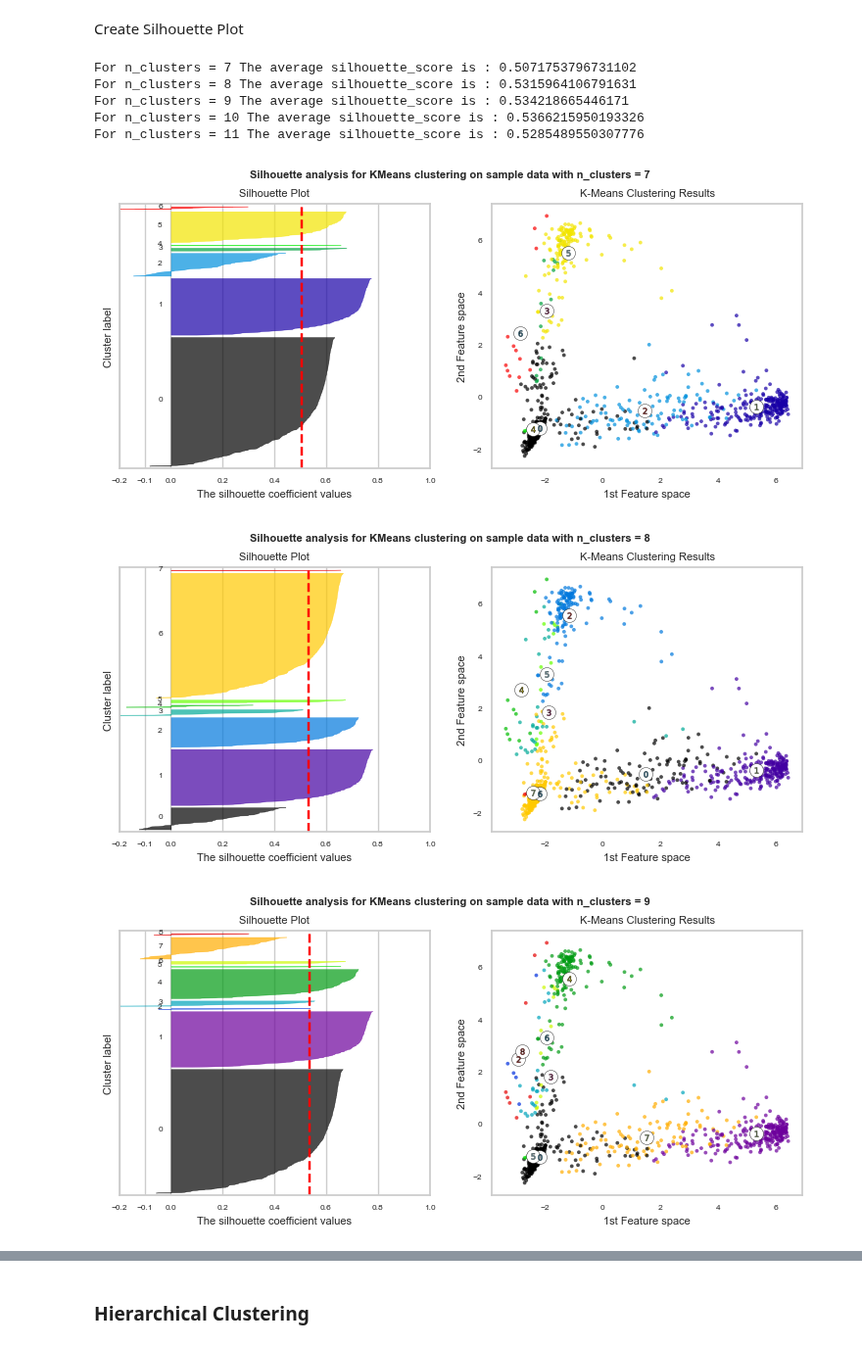
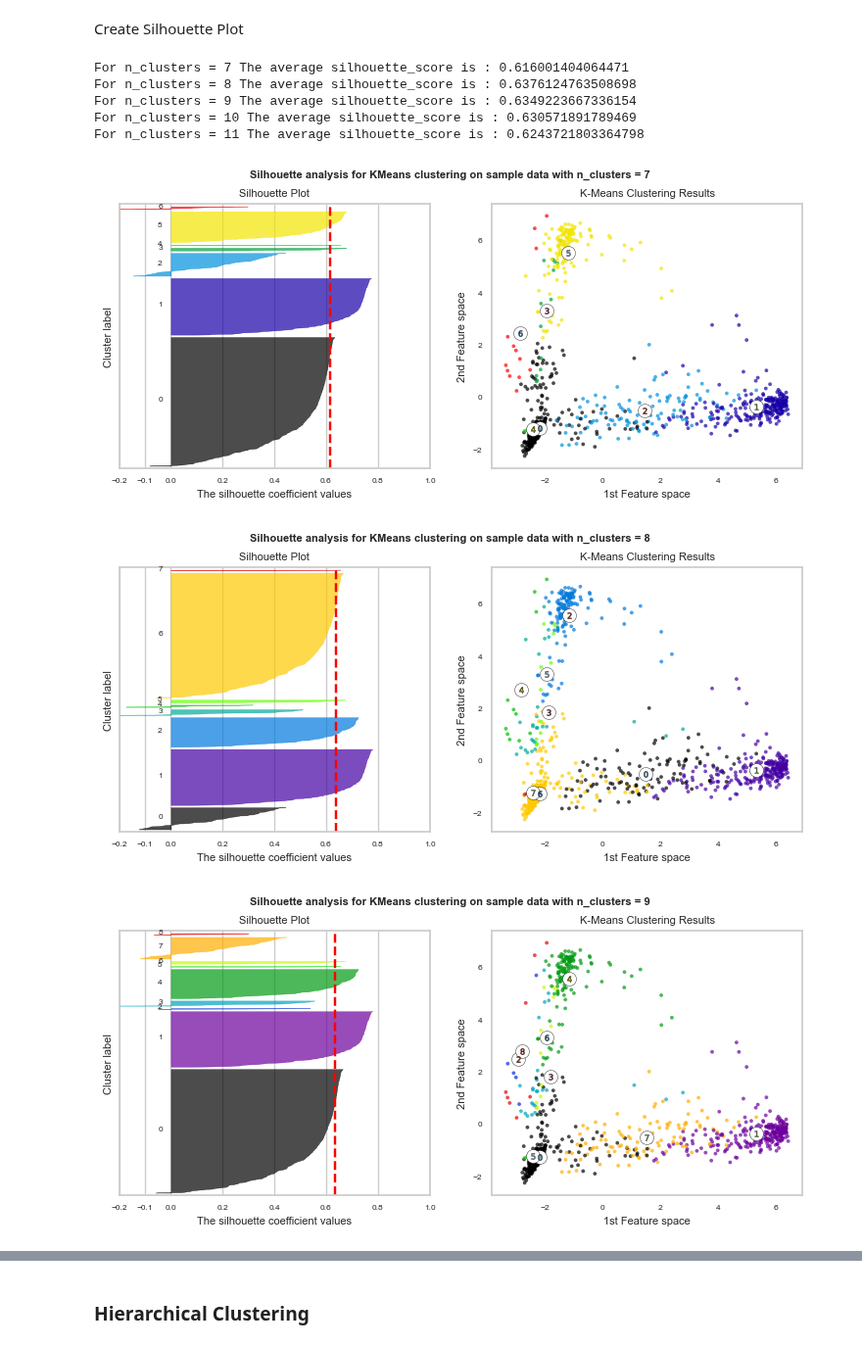
Before and after one commit to martza87/siads_696_mII, a Jupyter notebook: src/04_unsupervised_learning_model.ipynb, the cells around one changed output, grey strips where cells are left out. Shown at 98% size. Drawn from its saved outputs; the diff is of its cells as text; code cells hidden in the pictures.

```diff
--- a/src/04_unsupervised_learning_model.ipynb
+++ b/src/04_unsupervised_learning_model.ipynb
@@ -48,7 +48,7 @@ from PIL import Image
 # readin in patient level file label encoded
 path = "../data/clean"
 df_lab_enc = pd.read_pickle(f"{path}/patient_level_lab_enc.pkl")
-df_TD_enc = pd.read_pickle(f"{path}/patient_level_TD_enc.pkl")
+df_TF_enc = pd.read_pickle(f"{path}/patient_level_TF_enc.pkl")
 df_patient = pd.read_pickle(f"{path}/patient_level.pkl")
 # %%
 # readin icd10 mapper
@@ -369,7 +369,7 @@ Standardizing Features
 # %%
 # Standardize the features
 scaler = StandardScaler()
-X_scaled = scaler.fit_transform(df_TD_enc)
+X_scaled = scaler.fit_transform(df_TF_enc)
 # %% [markdown]
 Dimensionality Reduction using Principal Component Analysis
 # %%
@@ -533,7 +533,7 @@ for n_clusters in range_n_clusters:
     # The silhouette_score gives the average value for all the samples.
     # This gives a perspective into the density and separation of the formed
     # clusters
-    silhouette_avg = silhouette_score(X_pca, cluster_labels)
+    silhouette_avg = silhouette_score(X_pca, cluster_labels, metric = 'cosine')
     print(
         "For n_clusters =",
         n_clusters,
@@ -542,7 +542,7 @@ for n_clusters in range_n_clusters:
     )
 
     # Compute the silhouette scores for each sample
-    sample_silhouette_values = silhouette_samples(X_pca, cluster_labels)
+    sample_silhouette_values = silhouette_samples(X_pca, cluster_labels, )
 
     y_lower = 10
     for i in range(n_clusters):
@@ -598,38 +598,38 @@ for n_clusters in range_n_clusters:
         marker="o",
         c="white",
         alpha=1,
         s=100,
         edgecolor="k",
     )
 
     for i, c in enumerate(centers):
         ax2.scatter(c[0], c[1], marker="$%d$" % i, alpha=1, s=20, edgecolor="k")
 
     ax2.set_title("K-Means Clustering Results")
     ax2.set_xlabel("1st Feature space")
     ax2.set_ylabel("2nd Feature space")
     ax2.grid(False)
 
 
     plt.rcParams['axes.titlesize'] = 8
     plt.rcParams['axes.labelsize'] = 8
     plt.xticks(fontsize=6)
     plt.yticks(fontsize=6)
 
     plt.suptitle(
         "Silhouette analysis for KMeans clustering on sample data with n_clusters = %d"
         % n_clusters,
         fontsize=8,
         fontweight="bold",
     )
 
 plt.show()
 # %% [output]
-For n_clusters = 7 The average silhouette_score is : 0.5071753796731102
-For n_clusters = 8 The average silhouette_score is : 0.5315964106791631
-For n_clusters = 9 The average silhouette_score is : 0.534218665446171
-For n_clusters = 10 The average silhouette_score is : 0.5366215950193326
-For n_clusters = 11 The average silhouette_score is : 0.5285489550307776
+For n_clusters = 7 The average silhouette_score is : 0.616001404064471
+For n_clusters = 8 The average silhouette_score is : 0.6376124763508698
+For n_clusters = 9 The average silhouette_score is : 0.6349223667336154
+For n_clusters = 10 The average silhouette_score is : 0.630571891789469
+For n_clusters = 11 The average silhouette_score is : 0.6243721803364798
-[figure, old version]
+[figure, new version]
-[figure, old version]
+[figure, new version]
-[figure, old version]
+[figure, new version]
```
Also changed, not shown: parts of 5 cells of this notebook, 1 other file.
